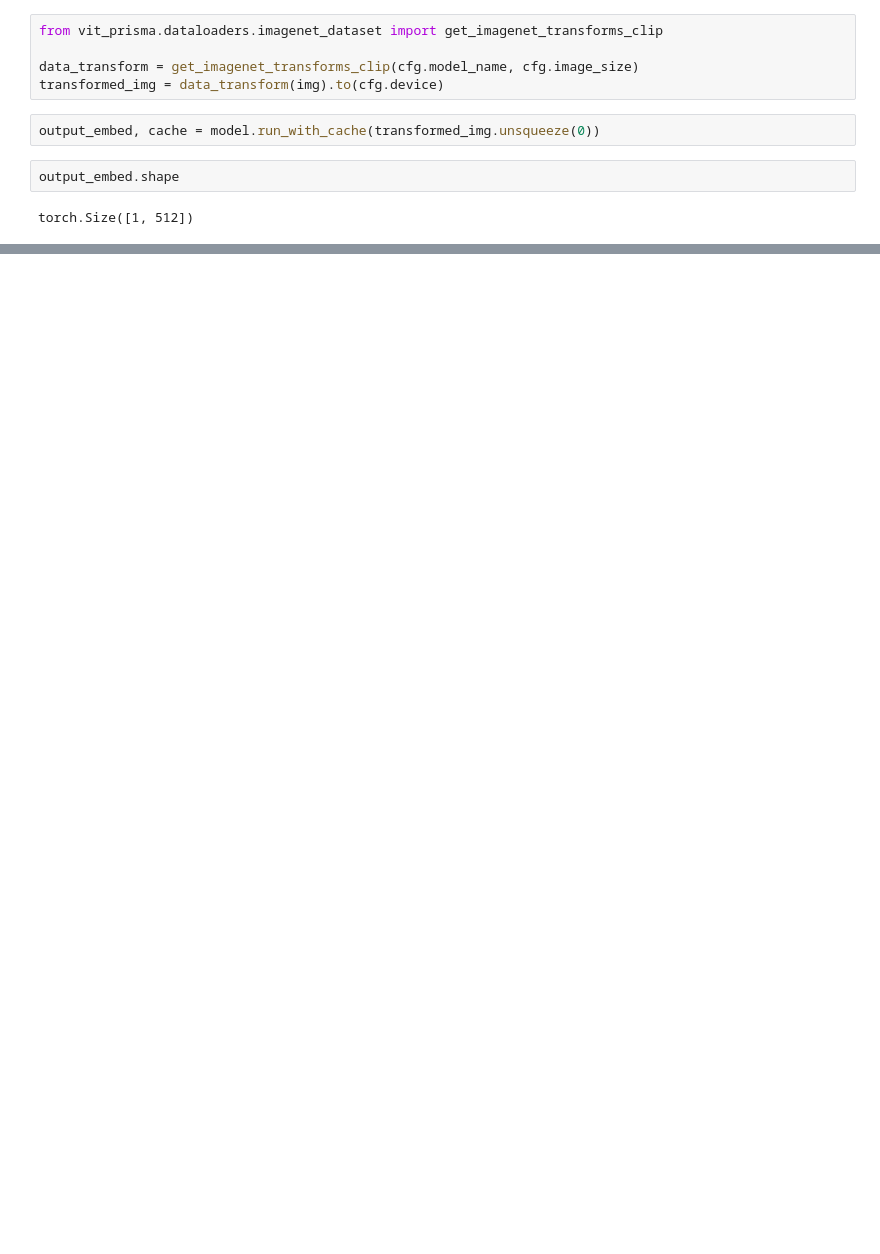
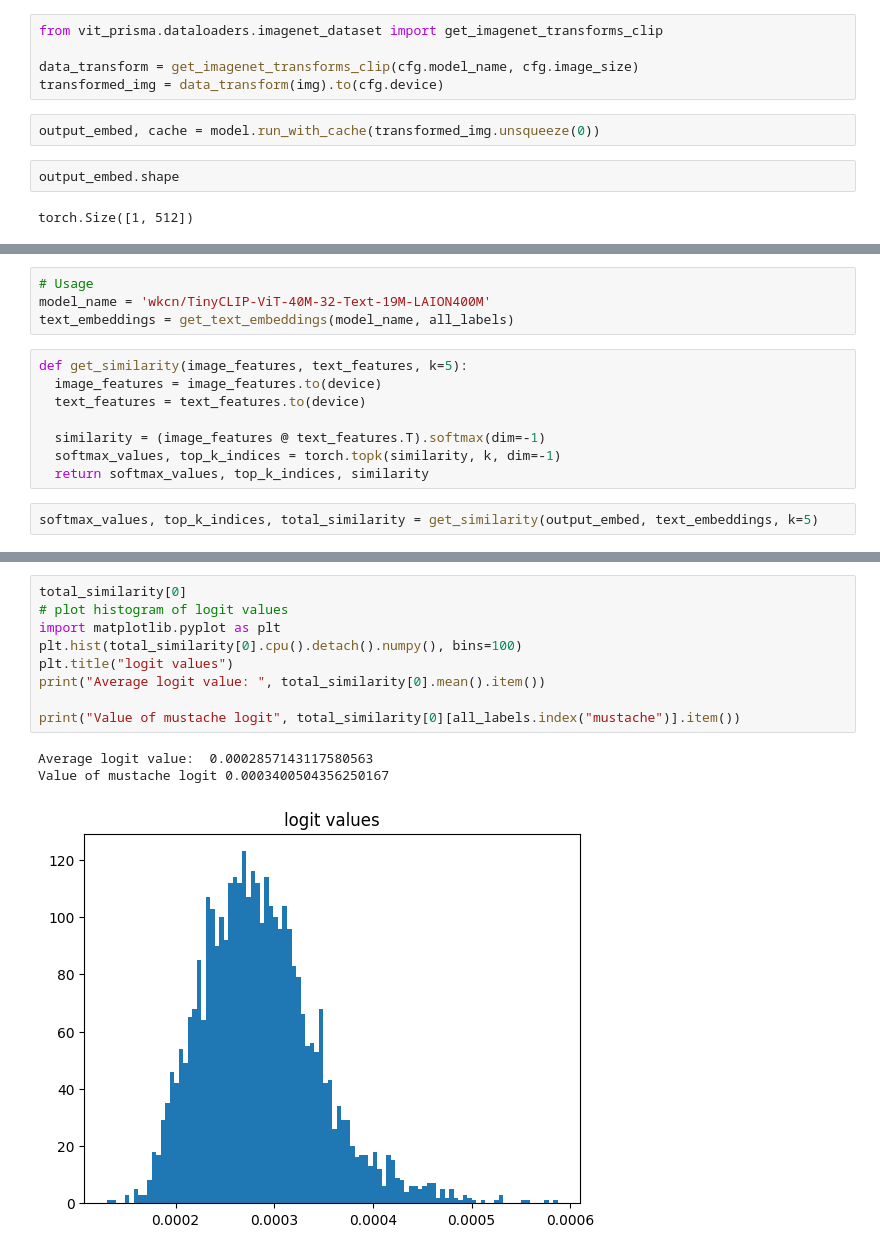
Before and after one commit to soniajoseph/ViT-Prisma, a Jupyter notebook: src/vit_prisma/sae/evals/mustache_decoder.ipynb, the cells around one changed output, grey strips where cells are left out. Drawn from its saved outputs; the diff is of its cells as text; blank space fills up the shorter version.

```diff
--- a/src/vit_prisma/sae/evals/mustache_decoder.ipynb
+++ b/src/vit_prisma/sae/evals/mustache_decoder.ipynb
@@ -152,0 +199,14 @@ generated_image = generate_from_embedding(your_embedding, pipe)
+# %%
+# Usage
+model_name = 'wkcn/TinyCLIP-ViT-40M-32-Text-19M-LAION400M'
+text_embeddings = get_text_embeddings(model_name, all_labels)
+# %%
+def get_similarity(image_features, text_features, k=5):
+  image_features = image_features.to(device)
+  text_features = text_features.to(device)
+
+  similarity = (image_features @ text_features.T).softmax(dim=-1)
+  softmax_values, top_k_indices = torch.topk(similarity, k, dim=-1)
+  return softmax_values, top_k_indices, similarity
+# %%
+softmax_values, top_k_indices, total_similarity = get_similarity(output_embed, text_embeddings, k=5)
@@ -152,0 +224,13 @@ generated_image = generate_from_embedding(your_embedding, pipe)
+# %%
+total_similarity[0]
+# plot histogram of logit values
+import matplotlib.pyplot as plt
+plt.hist(total_similarity[0].cpu().detach().numpy(), bins=100)
+plt.title("logit values")
+print("Average logit value: ", total_similarity[0].mean().item())
+
+print("Value of mustache logit", total_similarity[0][all_labels.index("mustache")].item())
+# %% [output]
+Average logit value:  0.0002857143117580563
+Value of mustache logit 0.0003400504356250167
+[figure, added]
```
Also changed, not shown: parts of 14 cells of this notebook, 13 other files.
